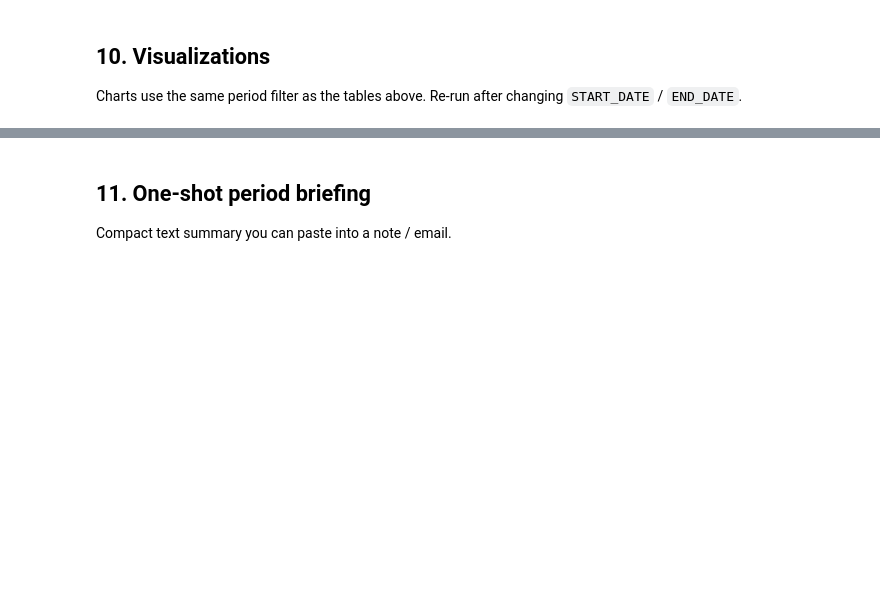
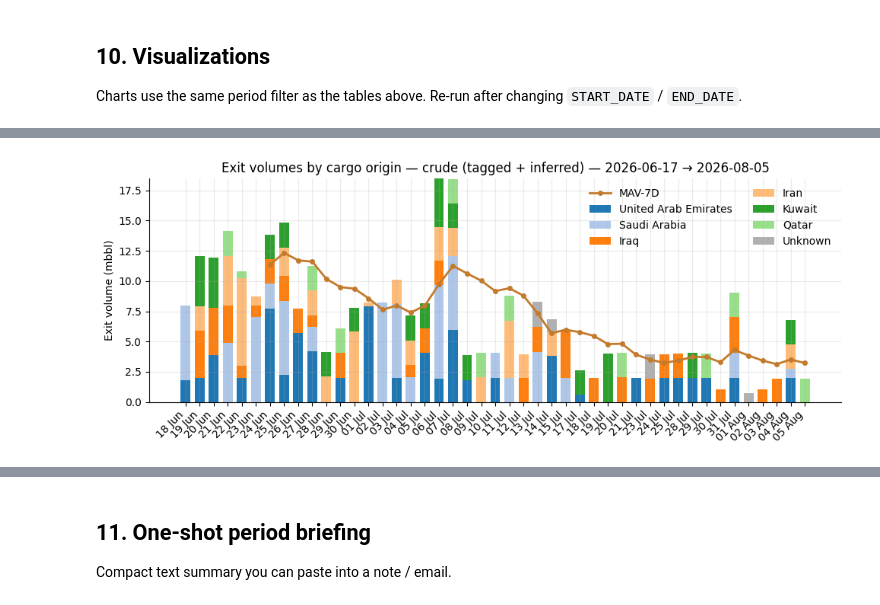
Before and after one commit to lcgr-jg/vessel_crossing, a Jupyter notebook: soh_crossing_analysis.ipynb, the cells around one changed output, grey strips where cells are left out. Saved outputs shown, nothing was run; the diff lists cells and outputs as text; code cells hidden in the pictures; blank space fills up the shorter version.

```diff
--- a/soh_crossing_analysis.ipynb
+++ b/soh_crossing_analysis.ipynb
@@ -812,0 +864,92 @@ plt.show()
+# %%
+ORIGIN_TOP_N = 8
+
+
+def _plot_exit_vol_by_origin(
+    df, *, title_suffix: str, top_n: int = ORIGIN_TOP_N, ma_window: int = 7
+) -> None:
+    """Daily exit volumes (mbbl), stacked by last cargo country of origin."""
+    plot_df = df.copy()
+    plot_df["origin_country"] = (
+        plot_df["Last Cargo Country"]
+        .astype("string")
+        .fillna("Unknown")
+        .replace("", "Unknown")
+    )
+
+    country_totals = (
+        plot_df.groupby("origin_country")["volume_bbl"].sum().sort_values(ascending=False)
+    )
+    top_countries = country_totals.head(top_n).index.tolist()
+    plot_df["origin_bucket"] = np.where(
+        plot_df["origin_country"].isin(top_countries),
+        plot_df["origin_country"],
+        "Other",
+    )
+
+    bucket_order = top_countries.copy()
+    if (plot_df["origin_bucket"] == "Other").any():
+        bucket_order.append("Other")
+
+    vol_daily = (
+        plot_df.assign(day=plot_df["Crossing Date"].dt.normalize())
+        .groupby(["day", "origin_bucket"])["volume_bbl"]
+        .sum()
+        .unstack("origin_bucket", fill_value=0)
+        .sort_index()
+        / 1_000_000
+    )
+    for col in bucket_order:
+        if col not in vol_daily.columns:
+            vol_daily[col] = 0.0
+    vol_daily = vol_daily[bucket_order]
+    daily_total = vol_daily.sum(axis=1)
+    daily_ma = daily_total.rolling(ma_window, min_periods=ma_window).mean()
+
+    palette = list(plt.cm.tab20.colors)
+    origin_colors = {
+        country: palette[i % len(palette)] for i, country in enumerate(bucket_order)
+    }
+    origin_colors["Other"] = COLORS["other"]
+    origin_colors["Unknown"] = COLORS["unknown"]
+
+    fig, ax = plt.subplots(figsize=(10, 4))
+    bottom = np.zeros(len(vol_daily))
+    x = np.arange(len(vol_daily))
+    for col in bucket_order:
+        ax.bar(
+            x,
+            vol_daily[col],
+            bottom=bottom,
+            label=col,
+            color=origin_colors.get(col, "#666"),
+            width=0.7,
+        )
+        bottom = bottom + vol_daily[col].to_numpy()
+    ax.plot(
+        x,
+        daily_ma.to_numpy(),
+        color="#c47a2c",
+        linewidth=2,
+        marker="o",
+        markersize=4,
+        label=f"MAV-{ma_window}D",
+        zorder=5,
+    )
+    ax.set_xticks(x)
+    ax.set_xticklabels([d.strftime("%d %b") for d in vol_daily.index])
+    _style_date_axis(ax)
+    ax.set_ylabel("Exit volume (mbbl)")
+    ax.set_title(f"Exit volumes by cargo origin — {title_suffix} — {period_label}")
+    ax.legend(frameon=False, ncol=2, loc="upper right")
+    fig.tight_layout()
+    plt.show()
+
+
+crude_exits = exited[exited["cargo_group"].isin(["crude", "likely_crude"])]
+product_exits = exited[exited["cargo_group"] == "products"]
+
+_plot_exit_vol_by_origin(crude_exits, title_suffix="crude (tagged + inferred)")
+_plot_exit_vol_by_origin(product_exits, title_suffix="products")
+# %% [output]
+[figure, added]
```
Also changed, not shown: parts of 24 cells of this notebook, 25 other files.
